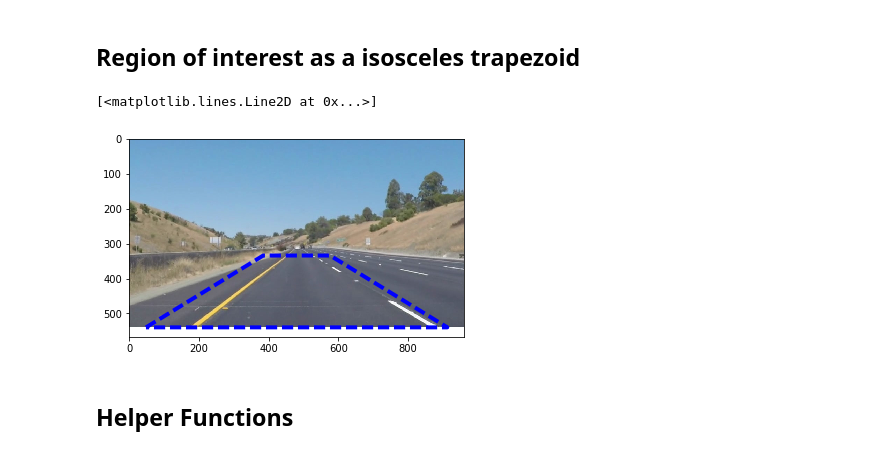
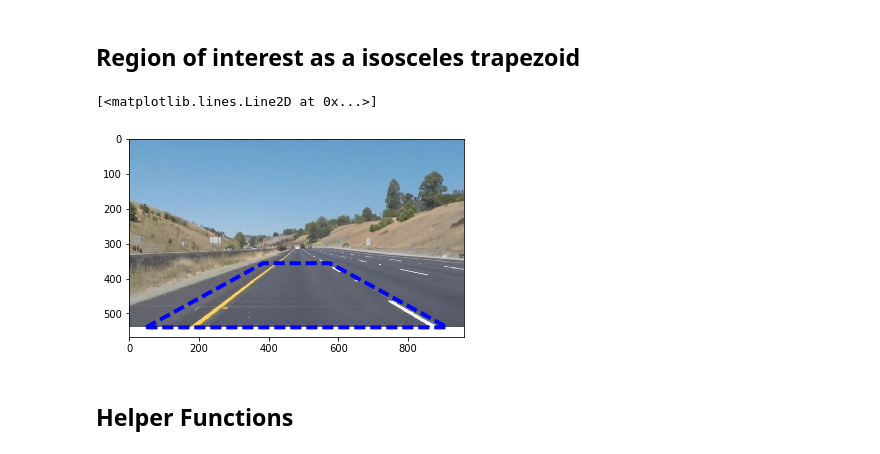
Before and after one commit to kindoblue/CarND-LaneLines-P1, a Jupyter notebook: P1.ipynb, the cells around one changed output. Saved outputs shown, nothing was run; the diff lists cells and outputs as text; code cells hidden in the pictures.

```diff
--- a/P1.ipynb
+++ b/P1.ipynb
@@ -81,35 +81,35 @@ def get_trapezoid(img):
 
     """Return a trapezoid based on the image dimensions, to be used
     as a region_of_interest
     """
     height = img.shape[0]
     width = img.shape[1]
     half_width = width / 2.
-    horizon = height * 0.62
+    horizon = height * 0.66
 
     # 1/2 of the bottom of isosceles trapezoid in term of % of width
     bottom_half = half_width * .9
 
     # 1/2 of the top of isosceles trapezoid in term of % of width
     top_half = half_width * .2
 
     # build and return the array of vertices
     return np.array([[(half_width - bottom_half, height),
                       (half_width - top_half, horizon),
                       (half_width + top_half, horizon),
                       (half_width + bottom_half, height)]],
                     dtype=np.int32)
 
 
 # test: show the vertexes
 vertices = get_trapezoid(image)[0]
 x = [vertices[0][0], vertices[1][0], vertices[2][0], vertices[3][0], vertices[0][0]]
 y = [vertices[0][1], vertices[1][1], vertices[2][1], vertices[3][1], vertices[0][1]]
 plt.imshow(image)
 plt.plot(x, y, 'b--', lw=4)
 # %% [output]
 [<matplotlib.lines.Line2D at 0x...>]
-[figure, old version]
+[figure, new version]
 # %% [markdown]
 ## Helper Functions
 # %% [markdown]
```
Also changed, not shown: parts of 6 cells of this notebook.
